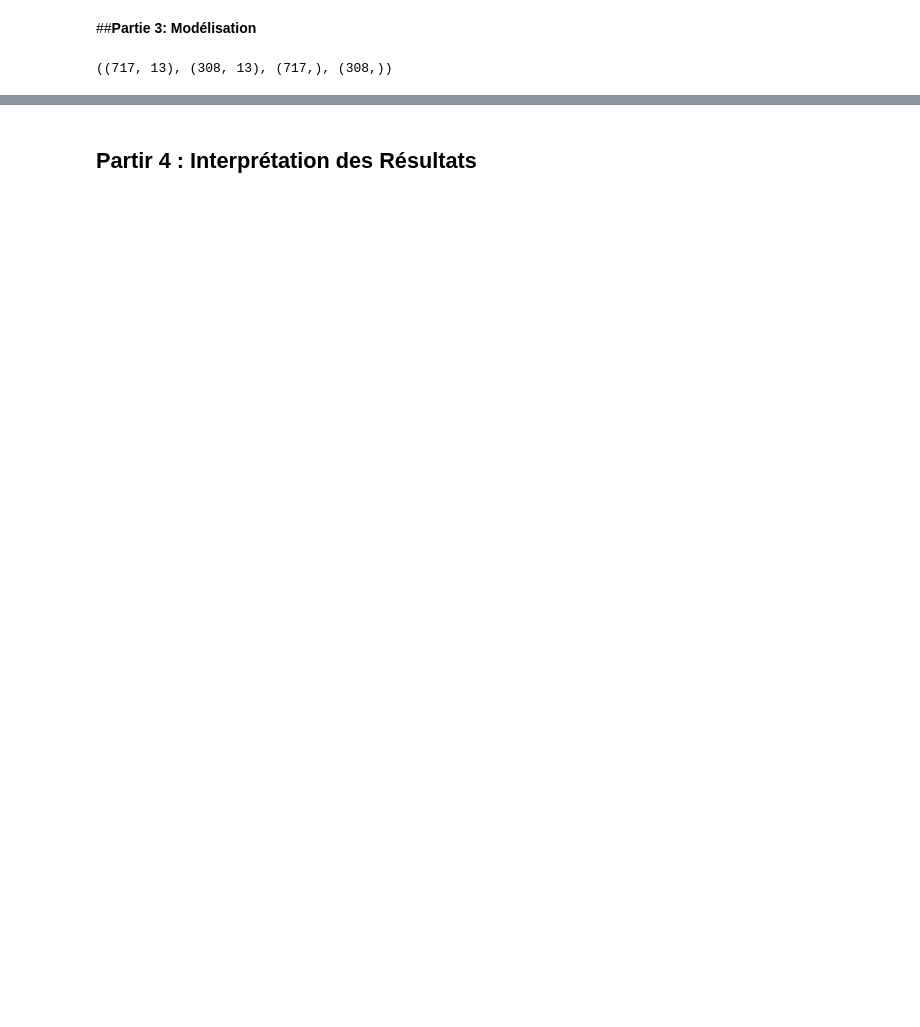
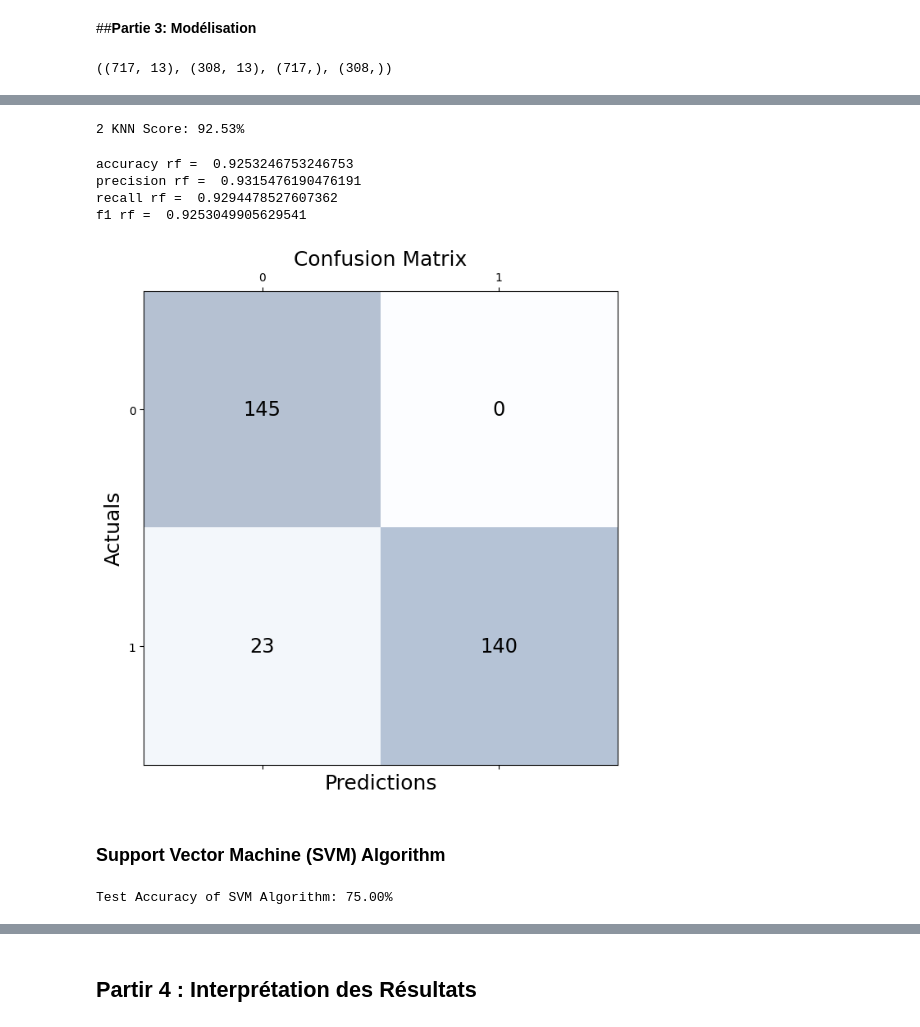
Before and after one commit to appistore/Heart-disease, a Jupyter notebook: Heart_Disease_Dataset.ipynb, the cells around one changed output, grey strips where cells are left out. Cells and saved outputs as stored; diff of their text form; code cells hidden in the pictures; blank space fills up the shorter version.

```diff
--- a/Heart_Disease_Dataset.ipynb
+++ b/Heart_Disease_Dataset.ipynb
@@ -458,0 +238,58 @@ plt.show()
+# %%
+# KNN Model
+from sklearn.neighbors import KNeighborsClassifier
+knn = KNeighborsClassifier(n_neighbors = 2)  # n_neighbors means k
+knn.fit(X_train, y_train)
+y_pred_knn = knn.predict(X_test)
+
+print("{} KNN Score: {:.2f}%".format(2, knn.score(X_test, y_test)*100))
+# %% [output]
+2 KNN Score: 92.53%
+# %%
+# Algorithme : modèle Random Forest Classifier
+from sklearn.metrics import accuracy_score, precision_score, recall_score, f1_score
+accuracy_score_knn = accuracy_score(y_test, y_pred_knn)
+precision_score_knn = precision_score(y_test, y_pred_knn, average='macro')
+recall_score_knn = recall_score(y_test, y_pred_knn, average='macro')
+f1_score_knn = f1_score(y_test, y_pred_knn, average='macro')
+
+print("accuracy knn = ",accuracy_score_knn)
+print("precision knn = ",precision_score_knn)
+print("recall knn = ",recall_score_knn)
+print("f1 knn = ",f1_score_knn)
+# %% [output]
+accuracy rf =  0.9253246753246753
+precision rf =  0.9315476190476191
+recall rf =  0.9294478527607362
+f1 rf =  0.9253049905629541
+# %%
+conf_matrix_knn = confusion_matrix(y_true=y_test, y_pred=y_pred_knn)
+#
+# Print the confusion matrix using Matplotlib
+#
+fig, ax = plt.subplots(figsize=(7.5, 7.5))
+ax.matshow(conf_matrix_knn, cmap=plt.cm.Blues, alpha=0.3)
+for i in range(conf_matrix_knn.shape[0]):
+    for j in range(conf_matrix_knn.shape[1]):
+        ax.text(x=j, y=i,s=conf_matrix_knn[i, j], va='center', ha='center', size='xx-large')
+
+plt.xlabel('Predictions', fontsize=18)
+plt.ylabel('Actuals', fontsize=18)
+plt.title('Confusion Matrix', fontsize=18)
+plt.show()
+# %% [output]
+[figure, added]
+# %% [markdown]
+### Support Vector Machine (SVM) Algorithm
+# %%
+from sklearn.svm import SVC
+
+svm = SVC(random_state = 1)
+svm.fit(X_train, y_train)
+
+acc = svm.score(X_test,y_test)*100
+y_pred_svm = svm.predict(X_test)
+
+print("Test Accuracy of SVM Algorithm: {:.2f}%".format(acc))
+# %% [output]
+Test Accuracy of SVM Algorithm: 75.00%
```
Also changed, not shown: parts of 37 cells of this notebook.
